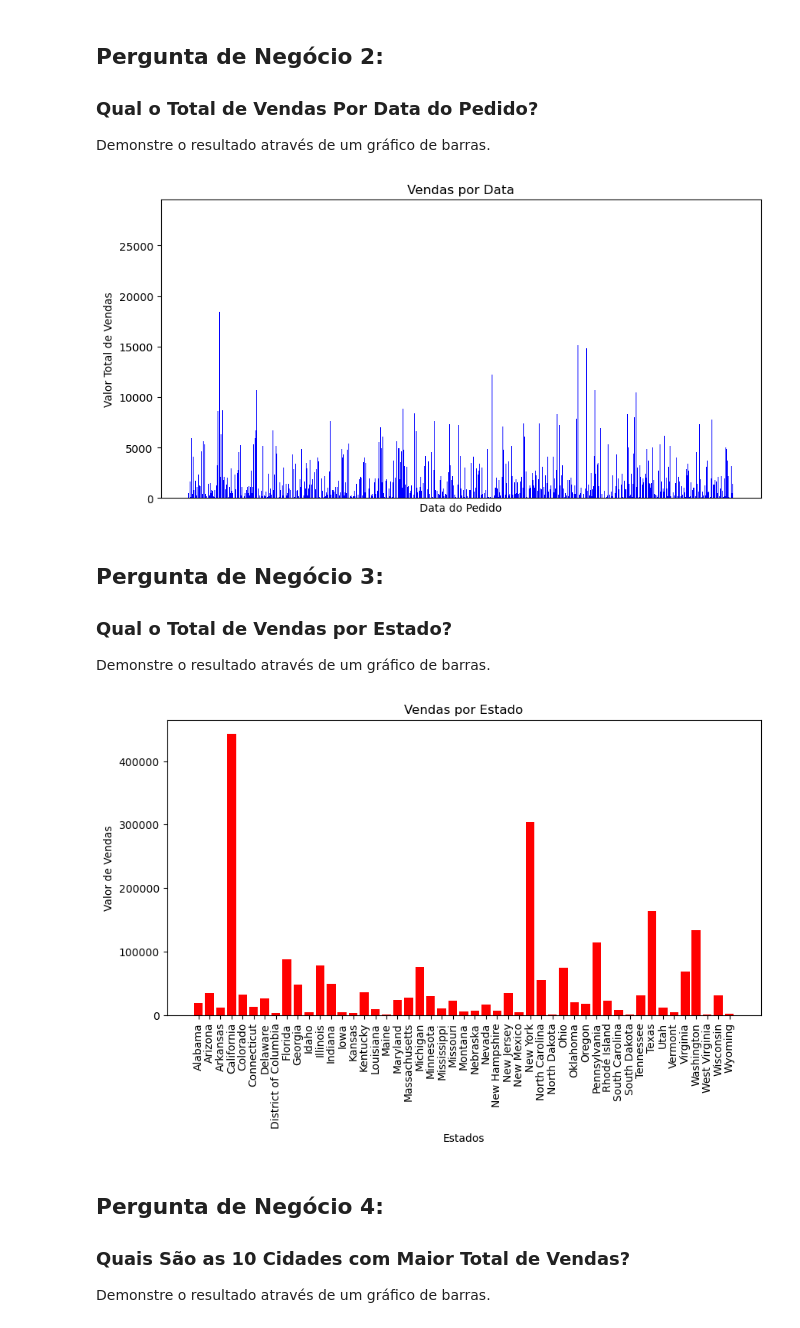
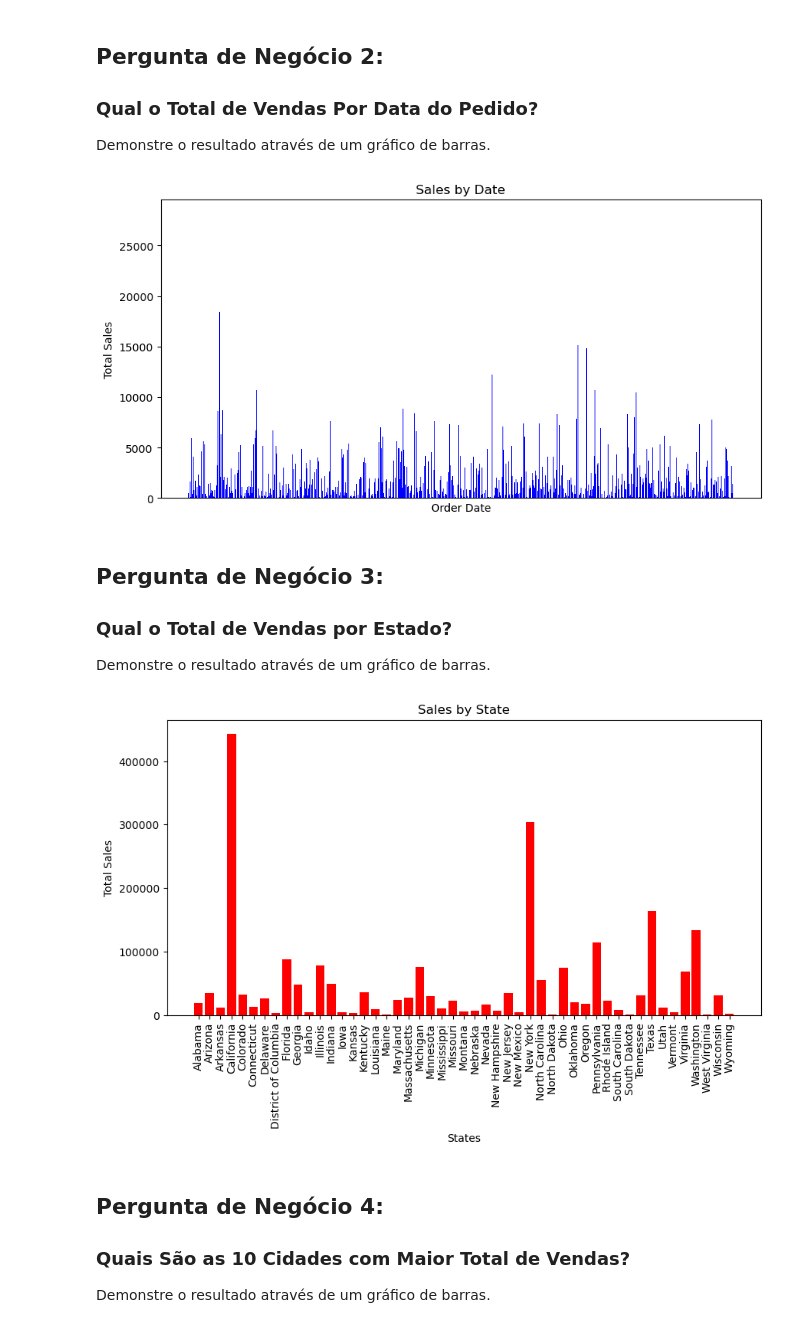
Before and after one commit to oguiaraujo/DSDA-Projects, a Jupyter notebook: DSA/Projeto2-Perguntas.ipynb, the cells around one changed output. Drawn from its saved outputs; the diff is of its cells as text; code cells hidden in the pictures.

```diff
--- a/DSA/Projeto2-Perguntas.ipynb
+++ b/DSA/Projeto2-Perguntas.ipynb
@@ -159,16 +159,16 @@ Demonstre o resultado através de um gráfico de barras.
 # %%
 df_sales_date = df_dsa.groupby("Data_Pedido")["Valor_Venda"].sum()
 df_sales_date = df_sales_date.sort_index()
 
 plt.figure(figsize=(10, 5))
 plt.bar(df_sales_date.index, df_sales_date.values, color = "Blue")
-plt.title("Vendas por Data")
-plt.xlabel("Data do Pedido")
-plt.ylabel("Valor Total de Vendas")
+plt.title("Sales by Date")
+plt.xlabel("Order Date")
+plt.ylabel("Total Sales")
 plt.xticks([])
 plt.show()
 # %% [output]
-[figure, old version]
+[figure, new version]
 # %% [markdown]
 ## Pergunta de Negócio 3:
 
@@ -181,13 +181,13 @@ df_sales_state = df_sales_state.sort_index()
 
 plt.figure(figsize=(10, 5))
 plt.bar(df_sales_state.index, df_sales_state.values, color = "Red")
-plt.title("Vendas por Estado")
-plt.xlabel("Estados")
-plt.ylabel("Valor de Vendas")
+plt.title("Sales by State")
+plt.xlabel("States")
+plt.ylabel("Total Sales")
 plt.xticks(rotation = 90)
 plt.show()
 # %% [output]
-[figure, old version]
+[figure, new version]
 # %% [markdown]
 ## Pergunta de Negócio 4:
 
```
Also changed, not shown: parts of 1 cell of this notebook.
